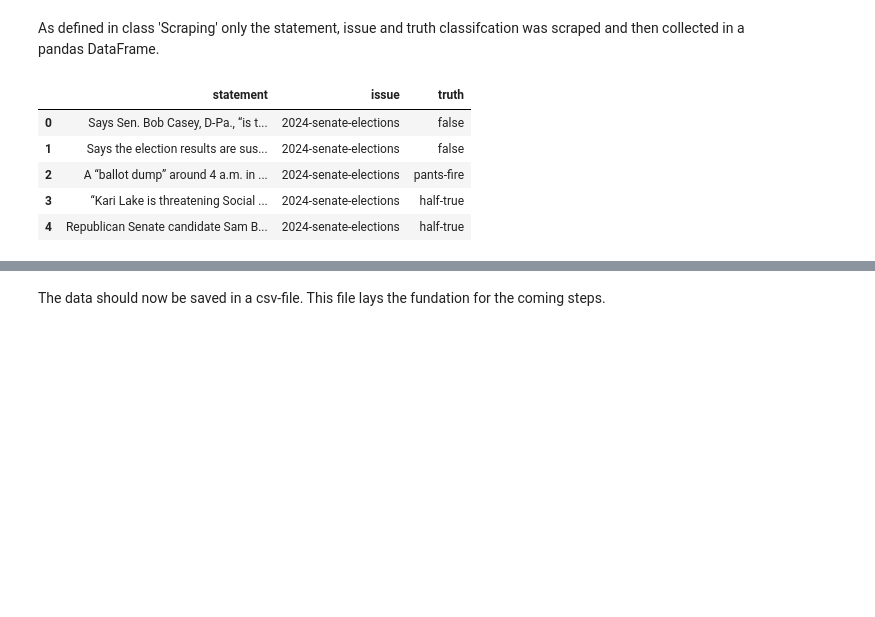
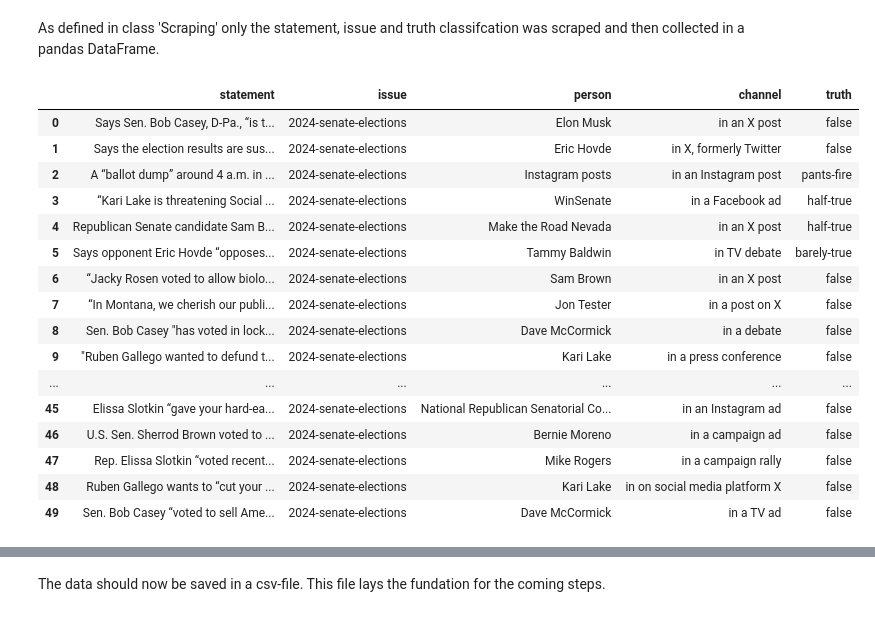
Before and after one commit to felixdaubner/fake-news-detection, a Jupyter notebook: 02_data-access.ipynb, the cells around one changed output, grey strips where cells are left out. Drawn from its saved outputs; the diff is of its cells as text; code cells hidden in the pictures; blank space fills up the shorter version.

Commit message:
Added scraping for channel and person and added chart for grouped truth per person

```diff
--- a/02_data-access.ipynb
+++ b/02_data-access.ipynb
@@ -133,14 +174,25 @@ scraped_data = scrape.getData()
 # %% [markdown]
 As defined in class 'Scraping' only the statement, issue and truth classifcation was scraped and then collected in a pandas DataFrame.
 # %%
-scraped_data.head()
+scraped_data.head(50)
 # %% [output]
-|  | statement | issue | truth |
-| 0 | Says Sen. Bob Casey, D-Pa., “is t... | 2024-senate-elections | false |
-| 1 | Says the election results are sus... | 2024-senate-elections | false |
-| 2 | A “ballot dump” around 4 a.m. in ... | 2024-senate-elections | pants-fire |
-| 3 | “Kari Lake is threatening Social ... | 2024-senate-elections | half-true |
-| 4 | Republican Senate candidate Sam B... | 2024-senate-elections | half-true |
+|  | statement | issue | person | channel | truth |
+| 0 | Says Sen. Bob Casey, D-Pa., “is t... | 2024-senate-elections | Elon Musk | in an X post | false |
+| 1 | Says the election results are sus... | 2024-senate-elections | Eric Hovde | in X, formerly Twitter | false |
+| 2 | A “ballot dump” around 4 a.m. in ... | 2024-senate-elections | Instagram posts | in an Instagram post | pants-fire |
+| 3 | “Kari Lake is threatening Social ... | 2024-senate-elections | WinSenate | in a Facebook ad | half-true |
+| 4 | Republican Senate candidate Sam B... | 2024-senate-elections | Make the Road Nevada | in an X post | half-true |
+| 5 | Says opponent Eric Hovde “opposes... | 2024-senate-elections | Tammy Baldwin | in TV debate | barely-true |
+| 6 | “Jacky Rosen voted to allow biolo... | 2024-senate-elections | Sam Brown | in an X post | false |
+| 7 | “In Montana, we cherish our publi... | 2024-senate-elections | Jon Tester | in a post on X | false |
+| 8 | Sen. Bob Casey "has voted in lock... | 2024-senate-elections | Dave McCormick | in a debate | false |
+| 9 | "Ruben Gallego wanted to defund t... | 2024-senate-elections | Kari Lake | in a press conference | false |
+| ... | ... | ... | ... | ... | ... |
+| 45 | Elissa Slotkin “gave your hard-ea... | 2024-senate-elections | National Republican Senatorial Co... | in an Instagram ad | false |
+| 46 | U.S. Sen. Sherrod Brown voted to ... | 2024-senate-elections | Bernie Moreno | in a campaign ad | false |
+| 47 | Rep. Elissa Slotkin “voted recent... | 2024-senate-elections | Mike Rogers | in a campaign rally | false |
+| 48 | Ruben Gallego wants to “cut your ... | 2024-senate-elections | Kari Lake | in on social media platform X | false |
+| 49 | Sen. Bob Casey “voted to sell Ame... | 2024-senate-elections | Dave McCormick | in a TV ad | false |
 # %%
 scraped_data.shape
 # %% [output]
```
Also changed, not shown: parts of 2 cells of this notebook, 2 other files.
